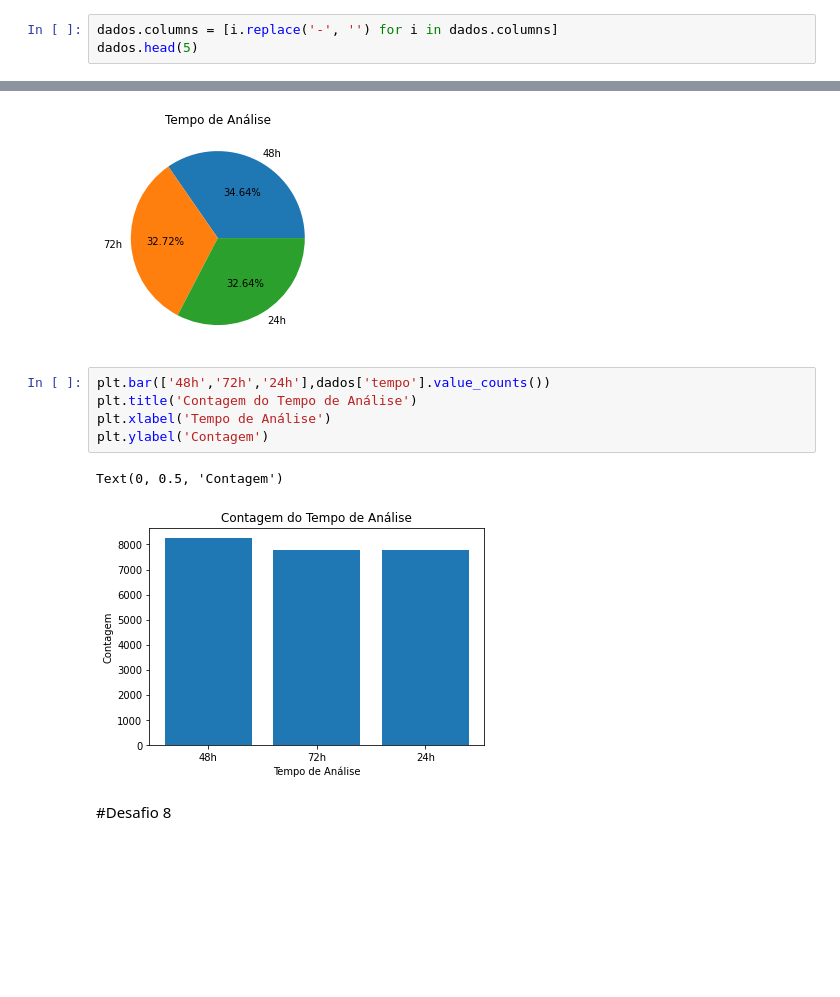
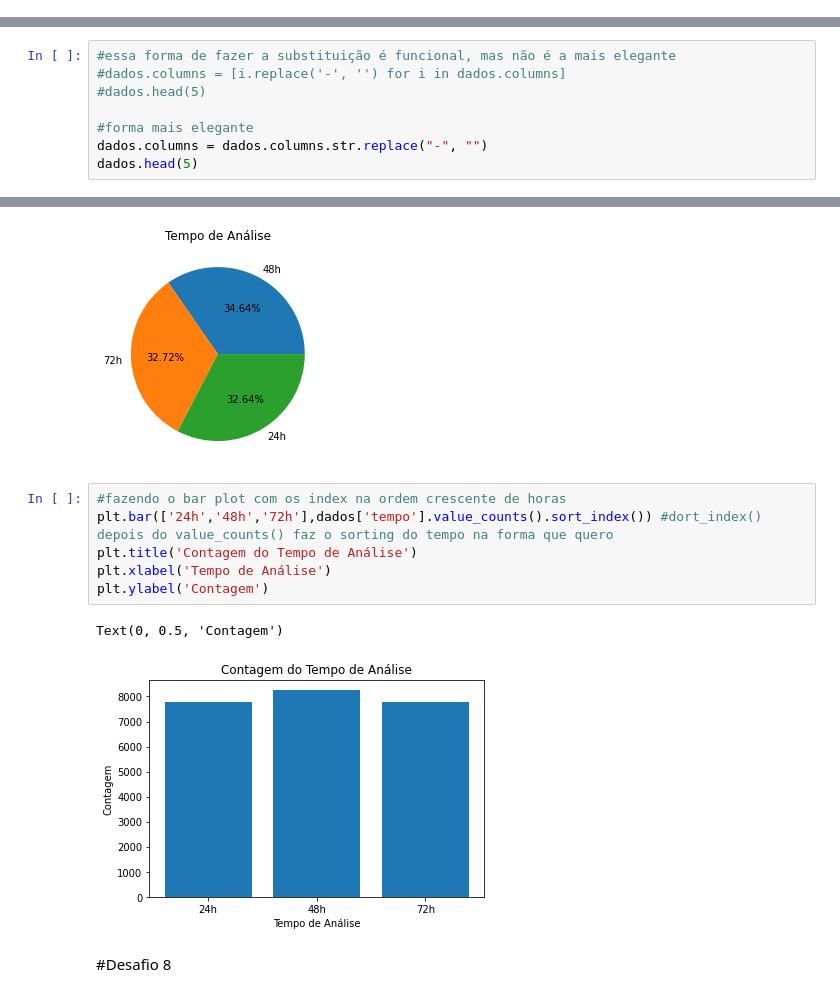
Before and after one commit to gnserafim/ImersaoDados_Alura, a Jupyter notebook: Aula_01_GabrielSerafim.ipynb, the cells around one changed output, grey strips where cells are left out. Drawn from its saved outputs; the diff is of its cells as text; blank space fills up the shorter version.

```diff
--- a/Aula_01_GabrielSerafim.ipynb
+++ b/Aula_01_GabrielSerafim.ipynb
@@ -339,6 +339,3 @@ UndefinedVariableError: ignored
 Como mencionado na aula, a presença de hífen no nome da coluna gera um erro na interpretação do nome dentro da expressão. Para isso vamos renomear as colunas para remover o hífen
 # %% [markdown]
 #Desafio 6
-# %%
-dados.columns = [i.replace('-', '') for i in dados.columns]
-dados.head(5)
@@ -352,0 +342,8 @@ dados.head(5)
+# %%
+#essa forma de fazer a substituição é funcional, mas não é a mais elegante
+#dados.columns = [i.replace('-', '') for i in dados.columns]
+#dados.head(5)
+
+#forma mais elegante
+dados.columns = dados.columns.str.replace("-", "")
+dados.head(5)
@@ -378,13 +383,14 @@ plt.title('Tempo de Análise')
 Text(0.5, 1.0, 'Tempo de Análise')
 [figure]
 # %%
-plt.bar(['48h','72h','24h'],dados['tempo'].value_counts())
+#fazendo o bar plot com os index na ordem crescente de horas
+plt.bar(['24h','48h','72h'],dados['tempo'].value_counts().sort_index()) #dort_index() depois do value_counts() faz o sorting do tempo na forma que quero
 plt.title('Contagem do Tempo de Análise')
 plt.xlabel('Tempo de Análise')
 plt.ylabel('Contagem')
 # %% [output]
 Text(0, 0.5, 'Contagem')
-[figure, old version]
+[figure, new version]
 # %% [markdown]
 #Desafio 8
 # %% [markdown]
```
Also changed, not shown: parts of 2 cells of this notebook.
